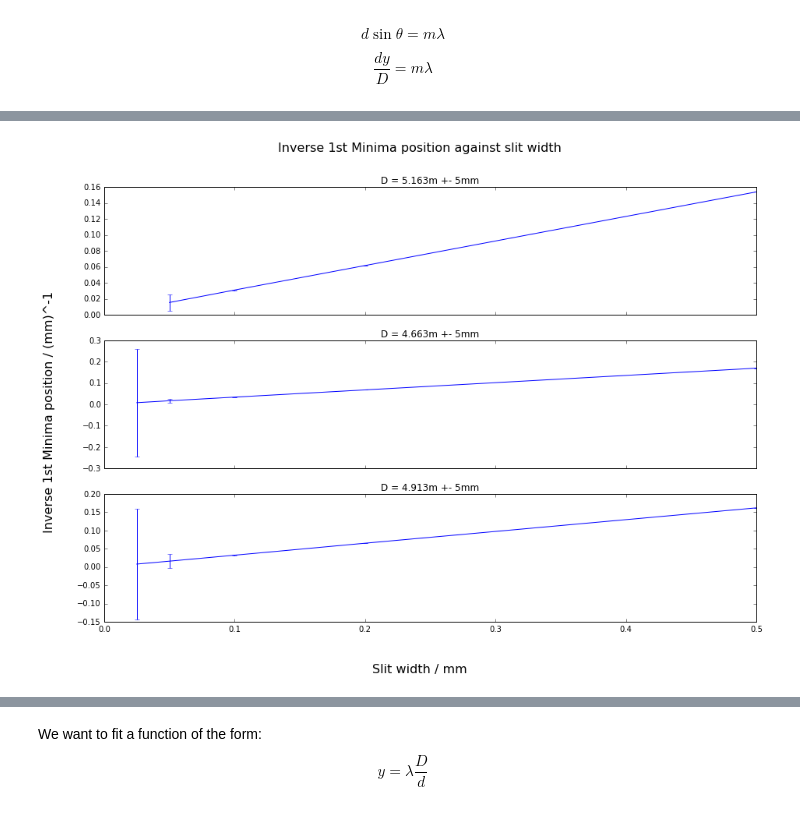
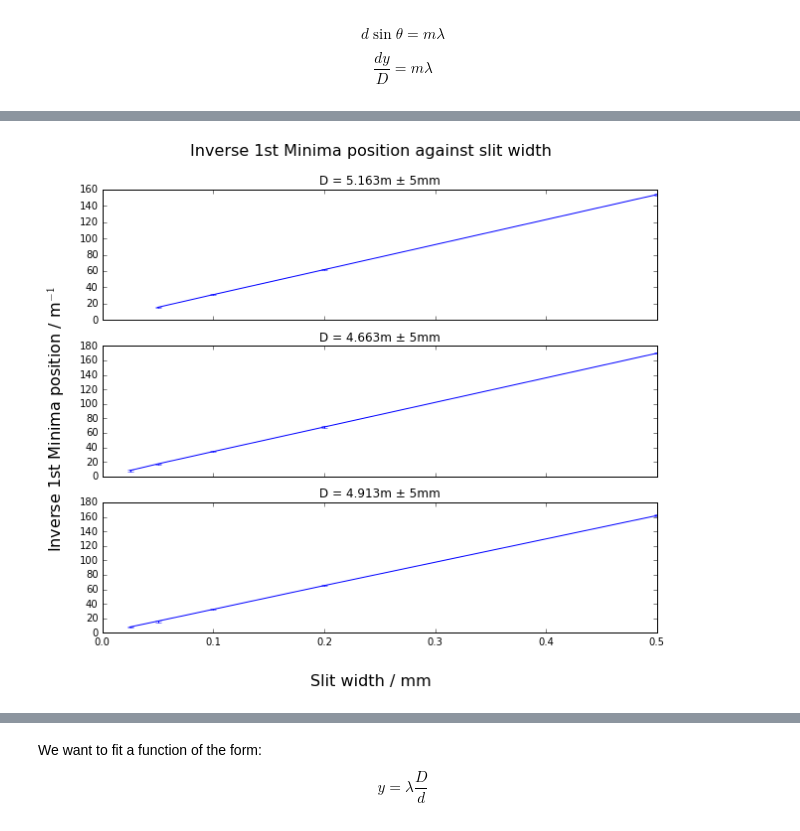
Before and after one commit to TomHodson/Notebooks, a Jupyter notebook: Extended investigation data analysis.ipynb, the cells around one changed output, grey strips where cells are left out. Saved outputs shown, nothing was run; the diff lists cells and outputs as text; code cells hidden in the pictures.

```diff
--- a/Extended investigation data analysis.ipynb
+++ b/Extended investigation data analysis.ipynb
@@ -2,7 +2,7 @@
 %matplotlib inline
 import numpy as np
 from matplotlib import pyplot as plt
-plt.rcParams['figure.figsize'] = (15.0, 10.0)
+plt.rcParams['figure.figsize'] = (10.0, 8.0)
 # %% [markdown]
 $$ d \sin{\theta} = m \lambda $$
 
@@ -31,10 +10,16 @@ data
 # %%
-#clean the data up a bit
+#get the raw data
+import pandas as pd
+data = pd.read_csv('./data/ex_inv_data.csv', skiprows = 3, dtype = 'float')
+
+#clean the data up a bit:
 
 #Round the slit width to even multiples of 25 um
-data["original_d"] = data.d
+data.insert(2, "original d", data.d)
 data.d = np.round(data.d / 25e-6) * 25e-6
-data["D"] = np.sqrt(data.D_h **2 + data.D_v **2)
+
+#note this is actually wrong, it should be (grating to mirror dist) + sqrt(mirror to screen dist**2 + D_h**2)
+data.insert(8, "D", np.sqrt(data.D_h **2 + data.D_v **2))
 
 #convert y and delta_y to meters and divide it by n-1
 data.y = data.y * 1e-3 / (data.n - 1)
@@ -60,18 +48,21 @@ data
 # %%
 f, axes = plt.subplots(3, sharex='col')
 
 # Set common labels
 f.text(0.5, 0.04, 'Slit width / mm', ha='center', va='center', fontsize = 16)
-f.text(0.06, 0.5, 'Inverse 1st Minima position / (mm)^-1', ha='center', va='center', rotation='vertical', fontsize = 16)
+f.text(0.06, 0.5, 'Inverse 1st Minima position / m$^{-1}$', ha='center', va='center', rotation='vertical', fontsize = 16)
 
 f.suptitle("Inverse 1st Minima position against slit width", fontsize=16)
 
+#loop over three subsets of the data and plot
 for ex, ax in zip((data[0:4], data[4:9], data[9:]), axes):
     #ax.set_xlim([0, 5.0])
-    ex_y = 1 / (ex.y * 1e3)
-    ex_d_y = (ex.delta_y * 1e3  * ex.y**2 )
-    ax.errorbar(1e3 * ex["d"], ex_y, yerr = ex_d_y.as_matrix())
 
-    ax.set_title("D = {:.4}m +- 5mm".format(ex.iloc[ 0,  11]))
+    #plotting inverse y
+    inv_y = 1 / ex.y
+    d_inv_y = ex.delta_y  / ex.y**2
+
+    ax.errorbar(1e3 * ex["d"], inv_y, yerr = d_inv_y.as_matrix())
+    ax.set_title("D = {:.4}m ± 5mm".format(ex.iloc[ 0,  11]))
 # %% [output]
-[figure, old version]
+[figure, new version]
```
Also changed, not shown: parts of 9 cells of this notebook.
